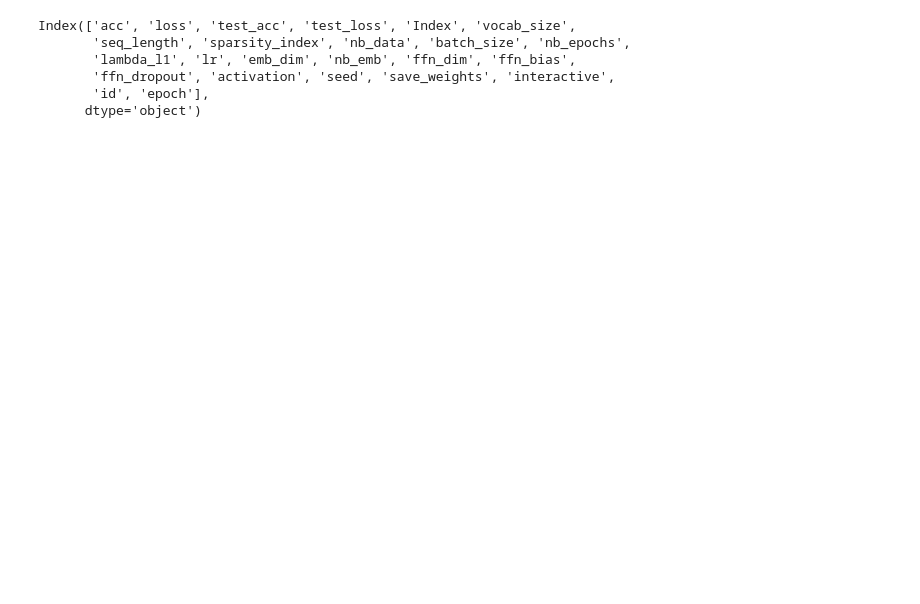
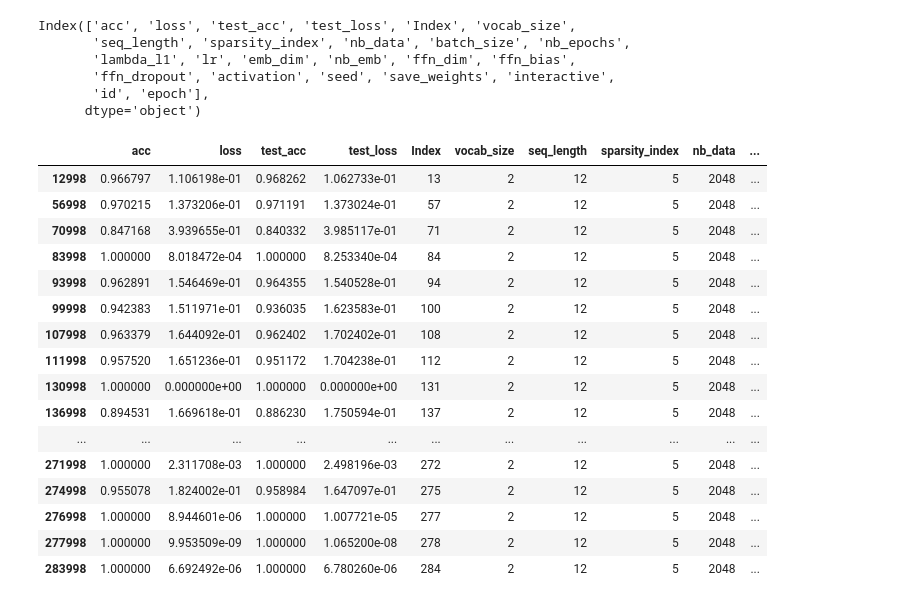
Before and after one commit to wesbz/pal, a Jupyter notebook: pruning/visualize.ipynb, the cells around one changed output. Saved outputs shown, nothing was run; the diff lists cells and outputs as text; code cells hidden in the pictures; blank space fills up the shorter version.

```diff
--- a/pruning/visualize.ipynb
+++ b/pruning/visualize.ipynb
@@ -249,6 +249,28 @@ Index(['acc', 'loss', 'test_acc', 'test_loss', 'Index', 'vocab_size',
        'ffn_dropout', 'activation', 'seed', 'save_weights', 'interactive',
        'id', 'epoch'],
       dtype='object')
+# %%
+pd.set_option('display.max_columns', None)
+# %%
+data.query('epoch == 999 and test_acc > 0.8')
+# %% [output]
+|  | acc | loss | test_acc | test_loss | Index | vocab_size | seq_length | sparsity_index | nb_data | ... |
+| 12998 | 0.966797 | 1.106198e-01 | 0.968262 | 1.062733e-01 | 13 | 2 | 12 | 5 | 2048 | ... |
+| 56998 | 0.970215 | 1.373206e-01 | 0.971191 | 1.373024e-01 | 57 | 2 | 12 | 5 | 2048 | ... |
+| 70998 | 0.847168 | 3.939655e-01 | 0.840332 | 3.985117e-01 | 71 | 2 | 12 | 5 | 2048 | ... |
+| 83998 | 1.000000 | 8.018472e-04 | 1.000000 | 8.253340e-04 | 84 | 2 | 12 | 5 | 2048 | ... |
+| 93998 | 0.962891 | 1.546469e-01 | 0.964355 | 1.540528e-01 | 94 | 2 | 12 | 5 | 2048 | ... |
+| 99998 | 0.942383 | 1.511971e-01 | 0.936035 | 1.623583e-01 | 100 | 2 | 12 | 5 | 2048 | ... |
+| 107998 | 0.963379 | 1.644092e-01 | 0.962402 | 1.702402e-01 | 108 | 2 | 12 | 5 | 2048 | ... |
+| 111998 | 0.957520 | 1.651236e-01 | 0.951172 | 1.704238e-01 | 112 | 2 | 12 | 5 | 2048 | ... |
+| 130998 | 1.000000 | 0.000000e+00 | 1.000000 | 0.000000e+00 | 131 | 2 | 12 | 5 | 2048 | ... |
+| 136998 | 0.894531 | 1.669618e-01 | 0.886230 | 1.750594e-01 | 137 | 2 | 12 | 5 | 2048 | ... |
+| ... | ... | ... | ... | ... | ... | ... | ... | ... | ... | ... |
+| 271998 | 1.000000 | 2.311708e-03 | 1.000000 | 2.498196e-03 | 272 | 2 | 12 | 5 | 2048 | ... |
+| 274998 | 0.955078 | 1.824002e-01 | 0.958984 | 1.647097e-01 | 275 | 2 | 12 | 5 | 2048 | ... |
+| 276998 | 1.000000 | 8.944601e-06 | 1.000000 | 1.007721e-05 | 277 | 2 | 12 | 5 | 2048 | ... |
+| 277998 | 1.000000 | 9.953509e-09 | 1.000000 | 1.065200e-08 | 278 | 2 | 12 | 5 | 2048 | ... |
+| 283998 | 1.000000 | 6.692492e-06 | 1.000000 | 6.780260e-06 | 284 | 2 | 12 | 5 | 2048 | ... |
 # %%
 # data.groupby(['id']).plot(x='epoch', y=['loss', 'test_loss', 'acc', 'test_acc'], legend=True, subplots=[('loss', 'test_loss'), ('acc', 'test_acc')], figsize=(10, 4))
 # data.drop(columns=['id']).groupby(['batch_size', 'nb_epochs', 'lambda_l1', 'lr', 'emb_dim', 'nb_emb', 'ffn_dim', 'ffn_bias', 'ffn_dropout', 'activation', 'epoch']).mean().reset_index().groupby(['batch_size', 'nb_epochs', 'lambda_l1', 'lr', 'emb_dim', 'nb_emb', 'ffn_dim', 'ffn_bias', 'ffn_dropout', 'activation']).plot(x='epoch', y=['loss', 'test_loss', 'acc', 'test_acc'], legend=True, subplots=[('loss', 'test_loss'), ('acc', 'test_acc')], figsize=(10, 4))
```
Also changed, not shown: parts of 19 cells of this notebook.
